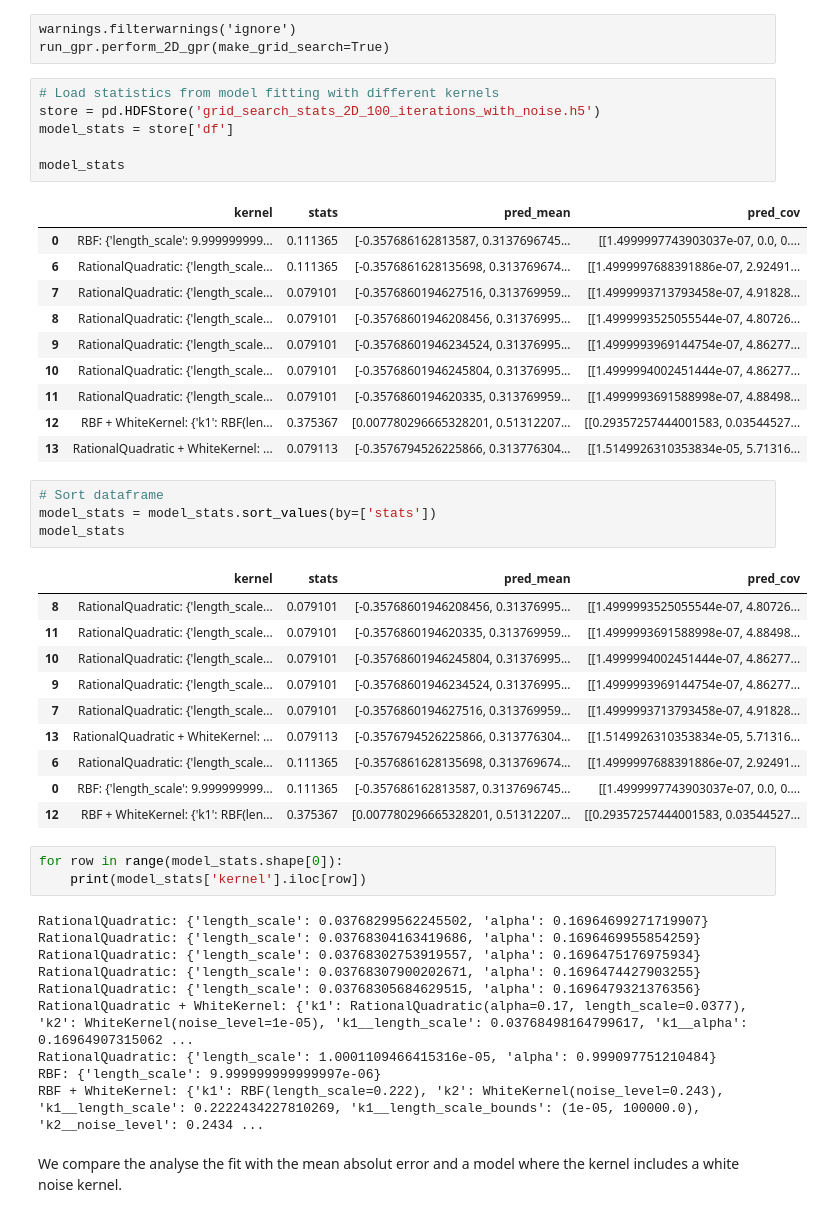
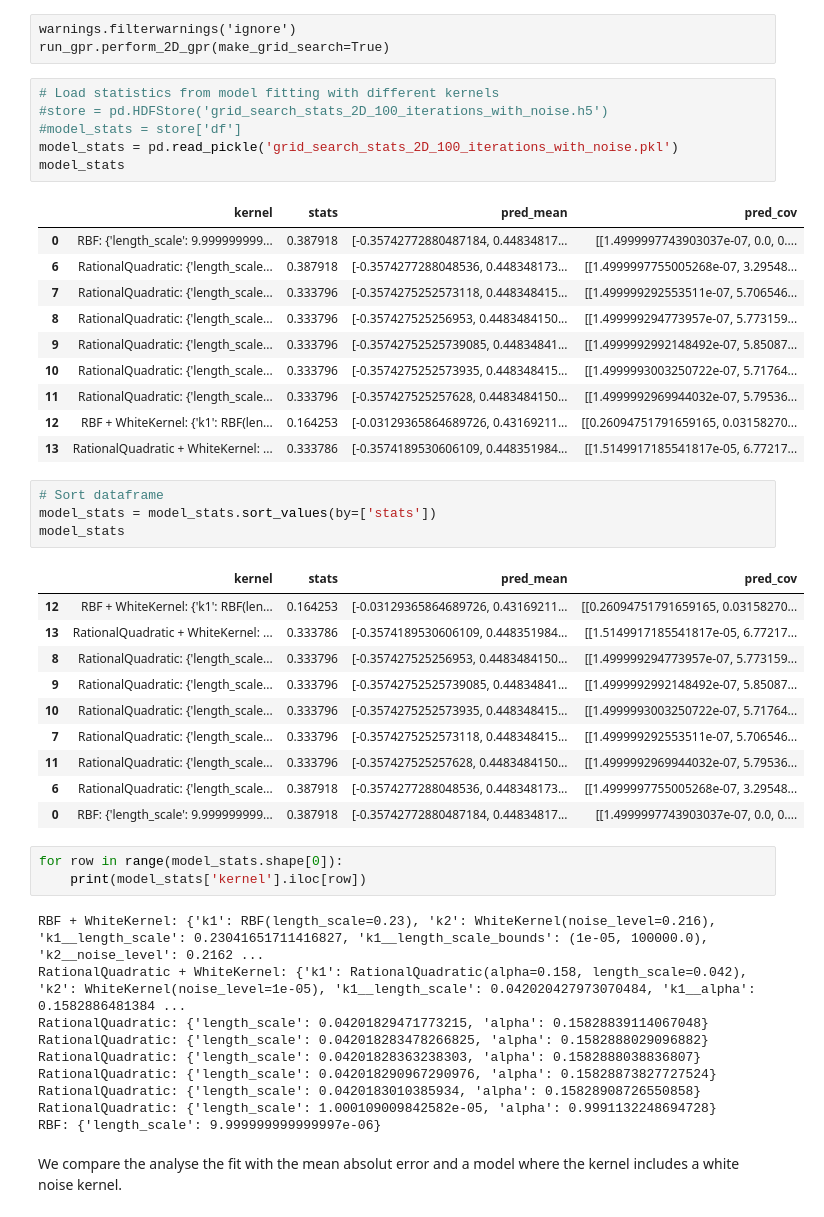
Before and after one commit to am-kaiser/CompSci-Project-3, a Jupyter notebook: perform_2D_gpr_fitting_with_noise.ipynb, the cells around one changed output. Drawn from its saved outputs; the diff is of its cells as text.

```diff
--- a/perform_2D_gpr_fitting_with_noise.ipynb
+++ b/perform_2D_gpr_fitting_with_noise.ipynb
@@ -24,49 +31,49 @@ warnings.filterwarnings('ignore')
 run_gpr.perform_2D_gpr(make_grid_search=True)
 # %%
 # Load statistics from model fitting with different kernels
-store = pd.HDFStore('grid_search_stats_2D_100_iterations_with_noise.h5')
-model_stats = store['df']
-
+#store = pd.HDFStore('grid_search_stats_2D_100_iterations_with_noise.h5')
+#model_stats = store['df']
+model_stats = pd.read_pickle('grid_search_stats_2D_100_iterations_with_noise.pkl')
 model_stats
 # %% [output]
 |  | kernel | stats | pred_mean | pred_cov |
-| 0 | RBF: {'length_scale': 9.999999999... | 0.111365 | [-0.357686162813587, 0.3137696745... | [[1.4999997743903037e-07, 0.0, 0.... |
-| 6 | RationalQuadratic: {'length_scale... | 0.111365 | [-0.3576861628135698, 0.313769674... | [[1.4999997688391886e-07, 2.92491... |
-| 7 | RationalQuadratic: {'length_scale... | 0.079101 | [-0.3576860194627516, 0.313769959... | [[1.4999993713793458e-07, 4.91828... |
-| 8 | RationalQuadratic: {'length_scale... | 0.079101 | [-0.35768601946208456, 0.31376995... | [[1.4999993525055544e-07, 4.80726... |
-| 9 | RationalQuadratic: {'length_scale... | 0.079101 | [-0.35768601946234524, 0.31376995... | [[1.4999993969144754e-07, 4.86277... |
-| 10 | RationalQuadratic: {'length_scale... | 0.079101 | [-0.35768601946245804, 0.31376995... | [[1.4999994002451444e-07, 4.86277... |
-| 11 | RationalQuadratic: {'length_scale... | 0.079101 | [-0.3576860194620335, 0.313769959... | [[1.4999993691588998e-07, 4.88498... |
-| 12 | RBF + WhiteKernel: {'k1': RBF(len... | 0.375367 | [0.007780296665328201, 0.51312207... | [[0.29357257444001583, 0.03544527... |
-| 13 | RationalQuadratic + WhiteKernel: ... | 0.079113 | [-0.3576794526225866, 0.313776304... | [[1.5149926310353834e-05, 5.71316... |
+| 0 | RBF: {'length_scale': 9.999999999... | 0.387918 | [-0.35742772880487184, 0.44834817... | [[1.4999997743903037e-07, 0.0, 0.... |
+| 6 | RationalQuadratic: {'length_scale... | 0.387918 | [-0.3574277288048536, 0.448348173... | [[1.4999997755005268e-07, 3.29548... |
+| 7 | RationalQuadratic: {'length_scale... | 0.333796 | [-0.3574275252573118, 0.448348415... | [[1.499999292553511e-07, 5.706546... |
+| 8 | RationalQuadratic: {'length_scale... | 0.333796 | [-0.357427525256953, 0.4483484150... | [[1.499999294773957e-07, 5.773159... |
+| 9 | RationalQuadratic: {'length_scale... | 0.333796 | [-0.35742752525739085, 0.44834841... | [[1.4999992992148492e-07, 5.85087... |
+| 10 | RationalQuadratic: {'length_scale... | 0.333796 | [-0.3574275252573935, 0.448348415... | [[1.4999993003250722e-07, 5.71764... |
+| 11 | RationalQuadratic: {'length_scale... | 0.333796 | [-0.357427525257628, 0.4483484150... | [[1.4999992969944032e-07, 5.79536... |
+| 12 | RBF + WhiteKernel: {'k1': RBF(len... | 0.164253 | [-0.03129365864689726, 0.43169211... | [[0.26094751791659165, 0.03158270... |
+| 13 | RationalQuadratic + WhiteKernel: ... | 0.333786 | [-0.3574189530606109, 0.448351984... | [[1.5149917185541817e-05, 6.77217... |
 # %%
 # Sort dataframe
 model_stats = model_stats.sort_values(by=['stats'])
 model_stats
 # %% [output]
 |  | kernel | stats | pred_mean | pred_cov |
-| 8 | RationalQuadratic: {'length_scale... | 0.079101 | [-0.35768601946208456, 0.31376995... | [[1.4999993525055544e-07, 4.80726... |
-| 11 | RationalQuadratic: {'length_scale... | 0.079101 | [-0.3576860194620335, 0.313769959... | [[1.4999993691588998e-07, 4.88498... |
-| 10 | RationalQuadratic: {'length_scale... | 0.079101 | [-0.35768601946245804, 0.31376995... | [[1.4999994002451444e-07, 4.86277... |
-| 9 | RationalQuadratic: {'length_scale... | 0.079101 | [-0.35768601946234524, 0.31376995... | [[1.4999993969144754e-07, 4.86277... |
-| 7 | RationalQuadratic: {'length_scale... | 0.079101 | [-0.3576860194627516, 0.313769959... | [[1.4999993713793458e-07, 4.91828... |
-| 13 | RationalQuadratic + WhiteKernel: ... | 0.079113 | [-0.3576794526225866, 0.313776304... | [[1.5149926310353834e-05, 5.71316... |
-| 6 | RationalQuadratic: {'length_scale... | 0.111365 | [-0.3576861628135698, 0.313769674... | [[1.4999997688391886e-07, 2.92491... |
-| 0 | RBF: {'length_scale': 9.999999999... | 0.111365 | [-0.357686162813587, 0.3137696745... | [[1.4999997743903037e-07, 0.0, 0.... |
-| 12 | RBF + WhiteKernel: {'k1': RBF(len... | 0.375367 | [0.007780296665328201, 0.51312207... | [[0.29357257444001583, 0.03544527... |
+| 12 | RBF + WhiteKernel: {'k1': RBF(len... | 0.164253 | [-0.03129365864689726, 0.43169211... | [[0.26094751791659165, 0.03158270... |
+| 13 | RationalQuadratic + WhiteKernel: ... | 0.333786 | [-0.3574189530606109, 0.448351984... | [[1.5149917185541817e-05, 6.77217... |
+| 8 | RationalQuadratic: {'length_scale... | 0.333796 | [-0.357427525256953, 0.4483484150... | [[1.499999294773957e-07, 5.773159... |
+| 9 | RationalQuadratic: {'length_scale... | 0.333796 | [-0.35742752525739085, 0.44834841... | [[1.4999992992148492e-07, 5.85087... |
+| 10 | RationalQuadratic: {'length_scale... | 0.333796 | [-0.3574275252573935, 0.448348415... | [[1.4999993003250722e-07, 5.71764... |
+| 7 | RationalQuadratic: {'length_scale... | 0.333796 | [-0.3574275252573118, 0.448348415... | [[1.499999292553511e-07, 5.706546... |
+| 11 | RationalQuadratic: {'length_scale... | 0.333796 | [-0.357427525257628, 0.4483484150... | [[1.4999992969944032e-07, 5.79536... |
+| 6 | RationalQuadratic: {'length_scale... | 0.387918 | [-0.3574277288048536, 0.448348173... | [[1.4999997755005268e-07, 3.29548... |
+| 0 | RBF: {'length_scale': 9.999999999... | 0.387918 | [-0.35742772880487184, 0.44834817... | [[1.4999997743903037e-07, 0.0, 0.... |
 # %%
 for row in range(model_stats.shape[0]):
     print(model_stats['kernel'].iloc[row])
 # %% [output]
-RationalQuadratic: {'length_scale': 0.03768299562245502, 'alpha': 0.16964699271719907}
-RationalQuadratic: {'length_scale': 0.03768304163419686, 'alpha': 0.1696469955854259}
-RationalQuadratic: {'length_scale': 0.03768302753919557, 'alpha': 0.1696475176975934}
-RationalQuadratic: {'length_scale': 0.03768307900202671, 'alpha': 0.1696474427903255}
-RationalQuadratic: {'length_scale': 0.03768305684629515, 'alpha': 0.1696479321376356}
-RationalQuadratic + WhiteKernel: {'k1': RationalQuadratic(alpha=0.17, length_scale=0.0377), 'k2': WhiteKernel(noise_level=1e-05), 'k1__length_scale': 0.03768498164799617, 'k1__alpha': 0.16964907315062 ...
-RationalQuadratic: {'length_scale': 1.0001109466415316e-05, 'alpha': 0.999097751210484}
+RBF + WhiteKernel: {'k1': RBF(length_scale=0.23), 'k2': WhiteKernel(noise_level=0.216), 'k1__length_scale': 0.23041651711416827, 'k1__length_scale_bounds': (1e-05, 100000.0), 'k2__noise_level': 0.2162 ...
+RationalQuadratic + WhiteKernel: {'k1': RationalQuadratic(alpha=0.158, length_scale=0.042), 'k2': WhiteKernel(noise_level=1e-05), 'k1__length_scale': 0.042020427973070484, 'k1__alpha': 0.1582886481384 ...
+RationalQuadratic: {'length_scale': 0.04201829471773215, 'alpha': 0.15828839114067048}
+RationalQuadratic: {'length_scale': 0.042018283478266825, 'alpha': 0.1582888029096882}
+RationalQuadratic: {'length_scale': 0.04201828363238303, 'alpha': 0.1582888038836807}
+RationalQuadratic: {'length_scale': 0.042018290967290976, 'alpha': 0.15828873827727524}
+RationalQuadratic: {'length_scale': 0.0420183010385934, 'alpha': 0.15828908726550858}
+RationalQuadratic: {'length_scale': 1.000109009842582e-05, 'alpha': 0.9991132248694728}
 RBF: {'length_scale': 9.999999999999997e-06}
-RBF + WhiteKernel: {'k1': RBF(length_scale=0.222), 'k2': WhiteKernel(noise_level=0.243), 'k1__length_scale': 0.2222434227810269, 'k1__length_scale_bounds': (1e-05, 100000.0), 'k2__noise_level': 0.2434 ...
 # %% [markdown]
 We compare the analyse the fit with the mean absolut error and a model where the kernel includes a white noise kernel.
 # %%
```
Also changed, not shown: parts of 10 cells of this notebook, 6 other files.
